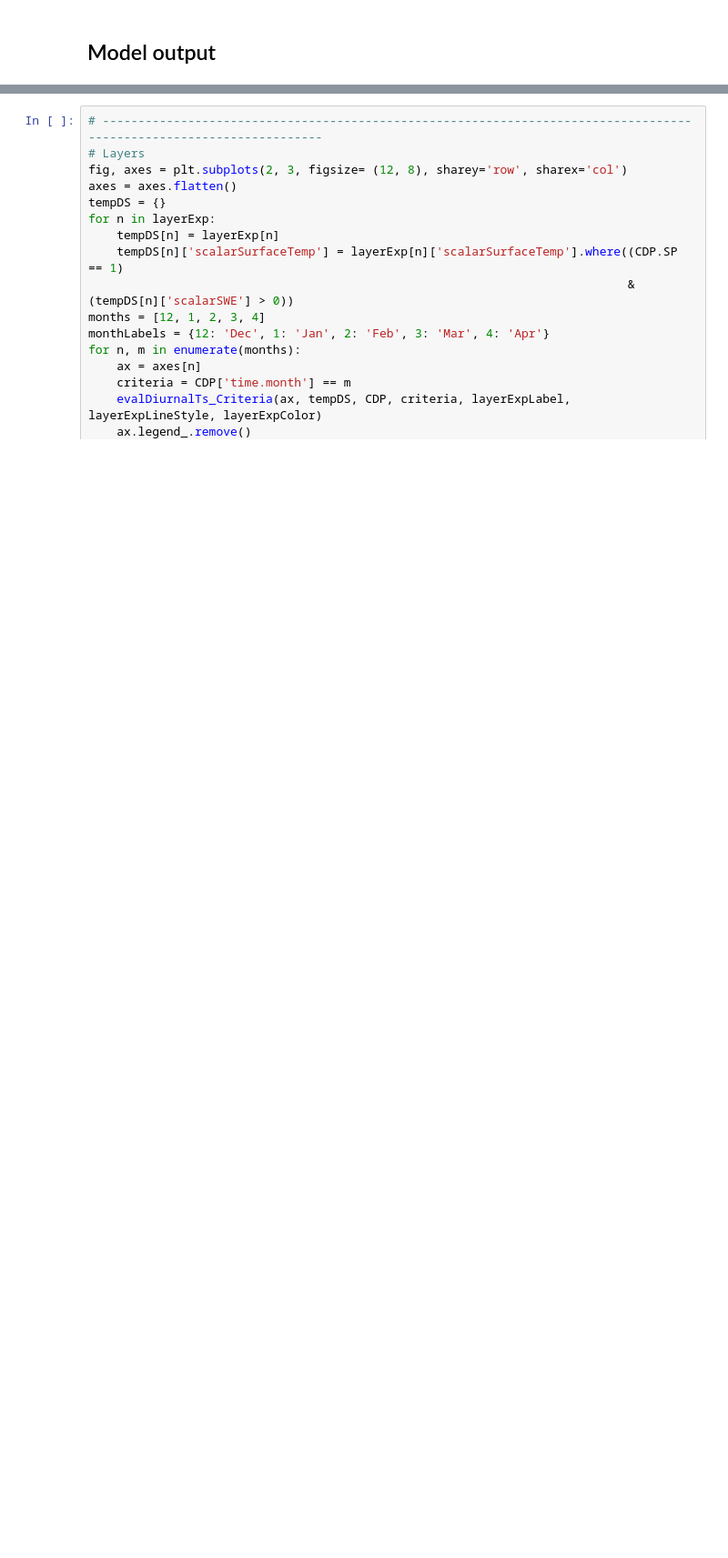
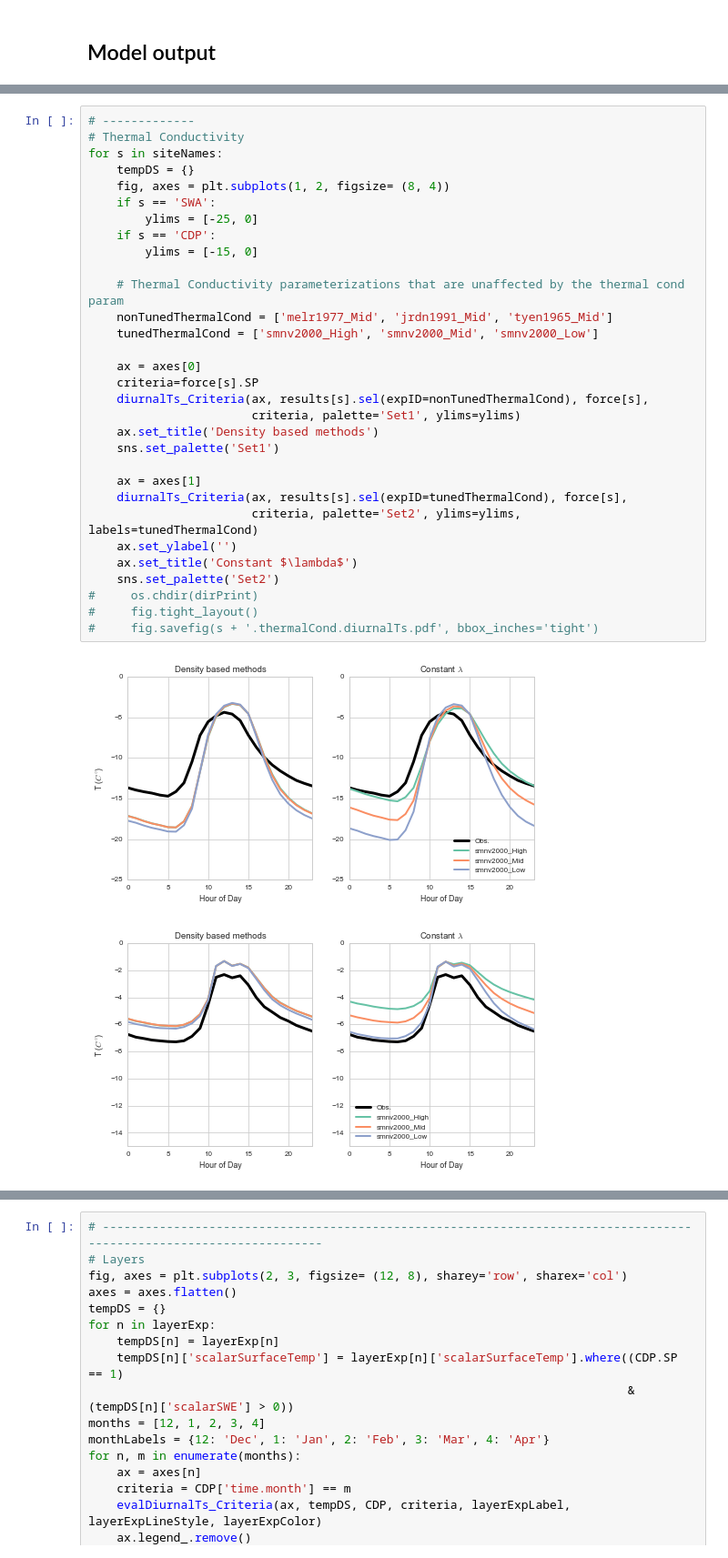
Before and after one commit to klapo/ModTsfc, a Jupyter notebook: ModTsfc.summaResults.diurnalTs.ipynb, the cells around one changed output, grey strips where cells are left out. Shown at 91% size. Drawn from its saved outputs; the diff is of its cells as text; blank space fills up the shorter version.

```diff
--- a/ModTsfc.summaResults.diurnalTs.ipynb
+++ b/ModTsfc.summaResults.diurnalTs.ipynb
@@ -301 +331,35 @@ fig.savefig('ModTsfc.WSC17.DiurnalTs_Layers_Stability.pdf')
+# %%
+# -------------
+# Thermal Conductivity
+for s in siteNames:
+    tempDS = {}
+    fig, axes = plt.subplots(1, 2, figsize= (8, 4))
+    if s == 'SWA':
+        ylims = [-25, 0]
+    if s == 'CDP':
+        ylims = [-15, 0]
+
+    # Thermal Conductivity parameterizations that are unaffected by the thermal cond param
+    nonTunedThermalCond = ['melr1977_Mid', 'jrdn1991_Mid', 'tyen1965_Mid']
+    tunedThermalCond = ['smnv2000_High', 'smnv2000_Mid', 'smnv2000_Low']
+
+    ax = axes[0]
+    criteria=force[s].SP
+    diurnalTs_Criteria(ax, results[s].sel(expID=nonTunedThermalCond), force[s],
+                       criteria, palette='Set1', ylims=ylims)
+    ax.set_title('Density based methods')
+    sns.set_palette('Set1')
+
+    ax = axes[1]
+    diurnalTs_Criteria(ax, results[s].sel(expID=tunedThermalCond), force[s],
+                       criteria, palette='Set2', ylims=ylims, labels=tunedThermalCond)
+    ax.set_ylabel('')
+    ax.set_title('Constant $\lambda$')
+    sns.set_palette('Set2')
+#     os.chdir(dirPrint)
+#     fig.tight_layout()
+#     fig.savefig(s + '.thermalCond.diurnalTs.pdf', bbox_inches='tight')
+# %% [output]
+[figure, added]
+[figure, added]
 # %%
```
Also changed, not shown: parts of 26 cells of this notebook.
